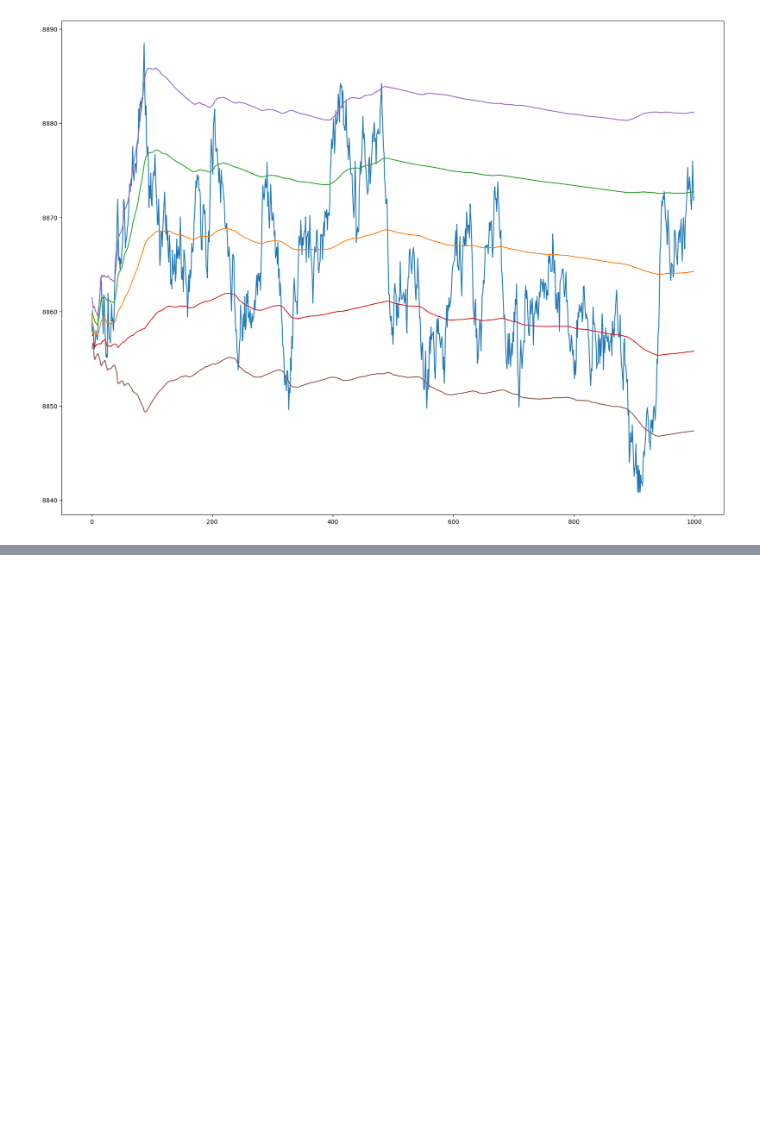
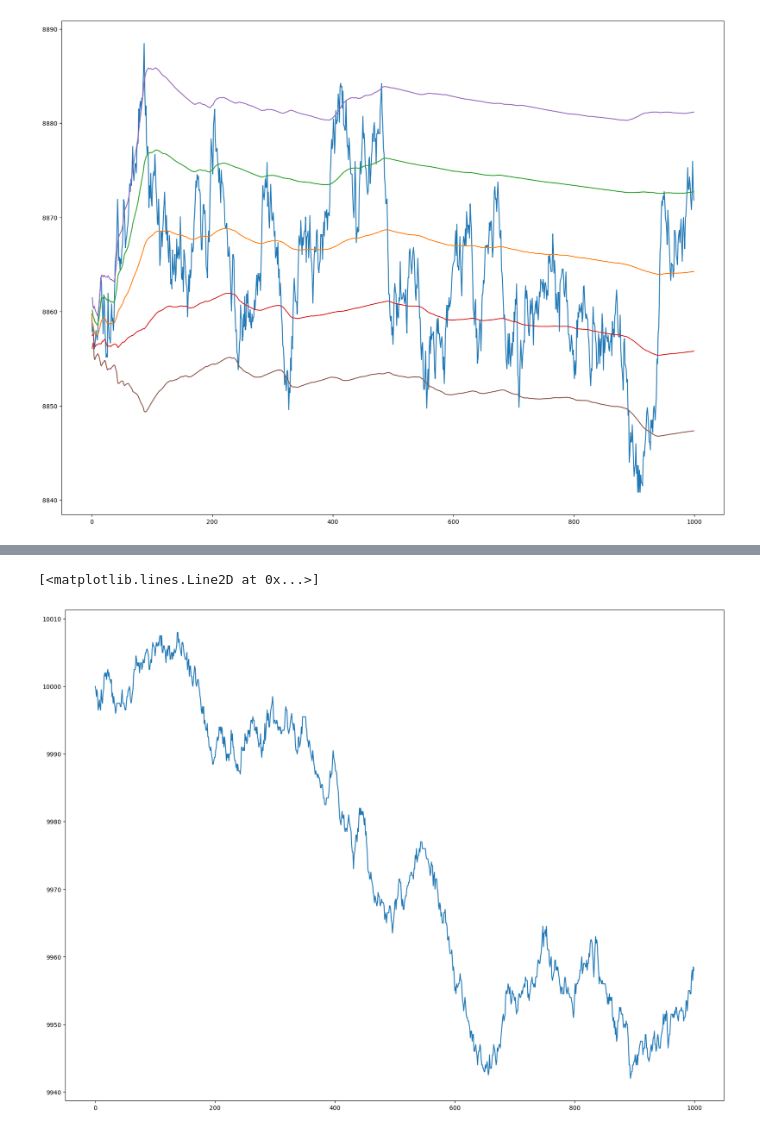
Before and after one commit to Soohan-Kim/IMC-Prosperity-2024, a Jupyter notebook: Round4/Untitled.ipynb, the cells around one changed output, grey strips where cells are left out. Cells and saved outputs as stored; diff of their text form; code cells hidden in the pictures; blank space fills up the shorter version.

```diff
--- a/Round4/Untitled.ipynb
+++ b/Round4/Untitled.ipynb
@@ -256,0 +270,6 @@ plt.plot((ctestmean - 2*cteststd))
+# %%
+plt.figure(figsize=(20,15))
+plt.plot(coconut_midprc.iloc[:1000])
+# %% [output]
+[<matplotlib.lines.Line2D at 0x...>]
+[figure, added]
```
Also changed, not shown: parts of 7 cells of this notebook, 3 other files.
